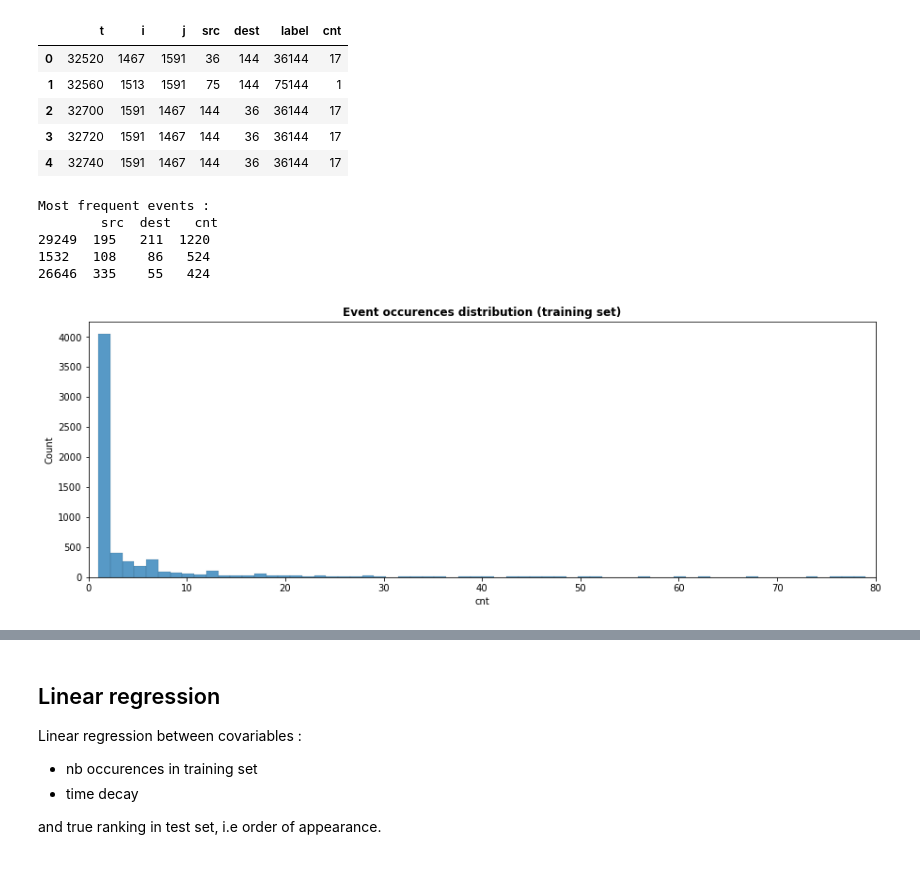
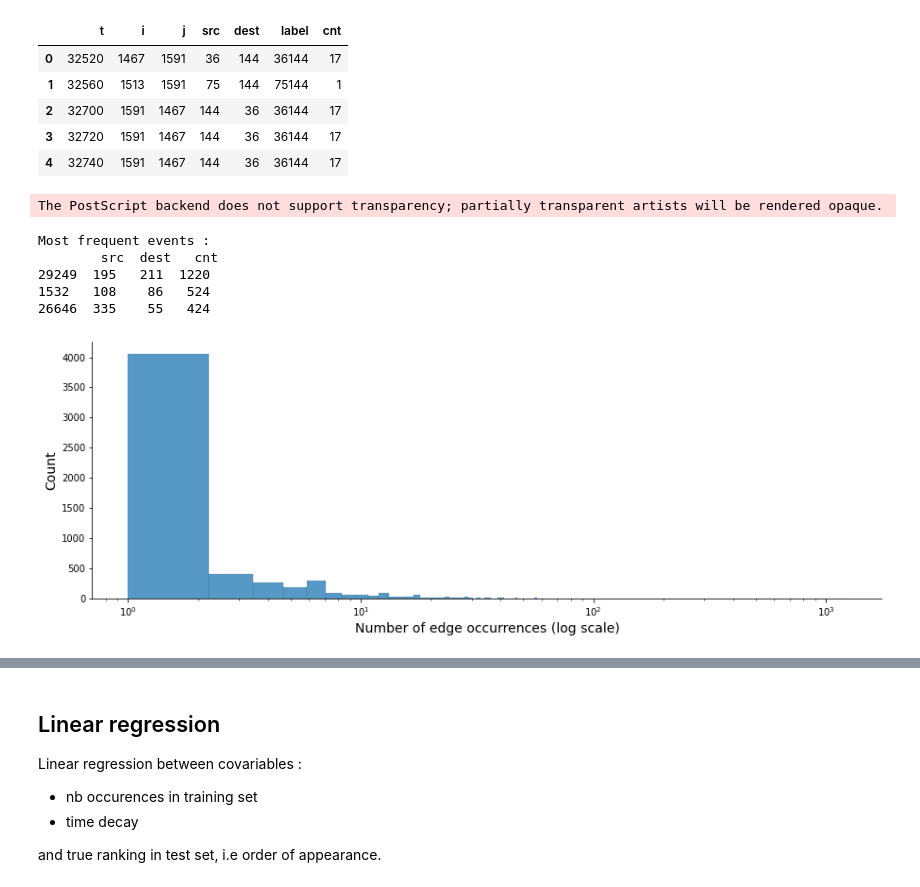
Before and after one commit to simondelarue/dynGNN, a Jupyter notebook: GNN/logs/SF2H/Rank_analysis.ipynb, the cells around one changed output, grey strips where cells are left out. Drawn from its saved outputs; the diff is of its cells as text; code cells hidden in the pictures.

```diff
--- a/GNN/logs/SF2H/Rank_analysis.ipynb
+++ b/GNN/logs/SF2H/Rank_analysis.ipynb
@@ -46,7 +46,7 @@ def func(x):
     else:
         return str(x['dest'])+str(x['src'])
 
-df_train = pd.read_pickle('SF2H_train.pkl')
+df_train = pd.read_pickle('data/SF2H_train_bis.pkl')
 df_train['label'] = df_train.apply(func, axis=1)
 
 global dic_cnt
@@ -68,20 +68,30 @@ df_train.head()
 # %%
 # Distribution of event count
 fig, ax = plt.subplots(1, 1, figsize=(15, 5))
 sns.histplot(df_train[['label', 'cnt']].drop_duplicates()['cnt'], bins=1000)
-plt.xlim(0, 80)
-plt.title('Event occurences distribution (training set)', weight='bold')
+#plt.xlim(0, 80)
+plt.semilogx(basey=10)
+ax.spines['top'].set_visible(False)
+ax.spines['right'].set_visible(False)
+ax.spines['bottom'].set_visible(True)
+ax.spines['left'].set_visible(True)
+ax.set_xlabel('Number of edge occurrences (log scale)', fontsize=14)
+ax.set_ylabel('Count', fontsize=14)
+#plt.title('Event occurences distribution (training set)', weight='bold')
+
+fig.savefig('event_occurrences.eps')
 
 max_event = df_train.sort_values('cnt', ascending=False)[['src', 'dest', 'cnt']].drop_duplicates().head(3)
 
 print(f'Most frequent events :\n {max_event}')
 # %% [output]
-Most frequent events :
-        src  dest   cnt
-29249  195   211  1220
-1532   108    86   524
-26646  335    55   424
+The PostScript backend does not support transparency; partially transparent artists will be rendered opaque.
+Most frequent events :
+        src  dest   cnt
+29249  195   211  1220
+1532   108    86   524
+26646  335    55   424
-[figure, old version]
+[figure, new version]
 # %%
 # Compute classes of cnt
 def compute_class(cnt):
```
Also changed, not shown: parts of 20 cells of this notebook.
